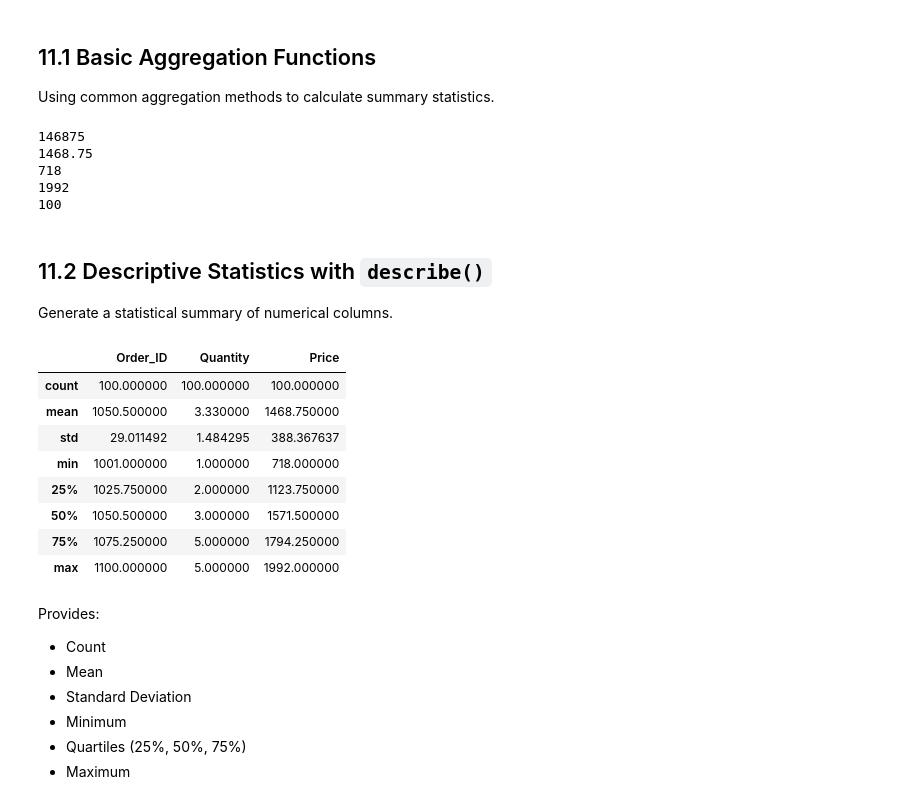
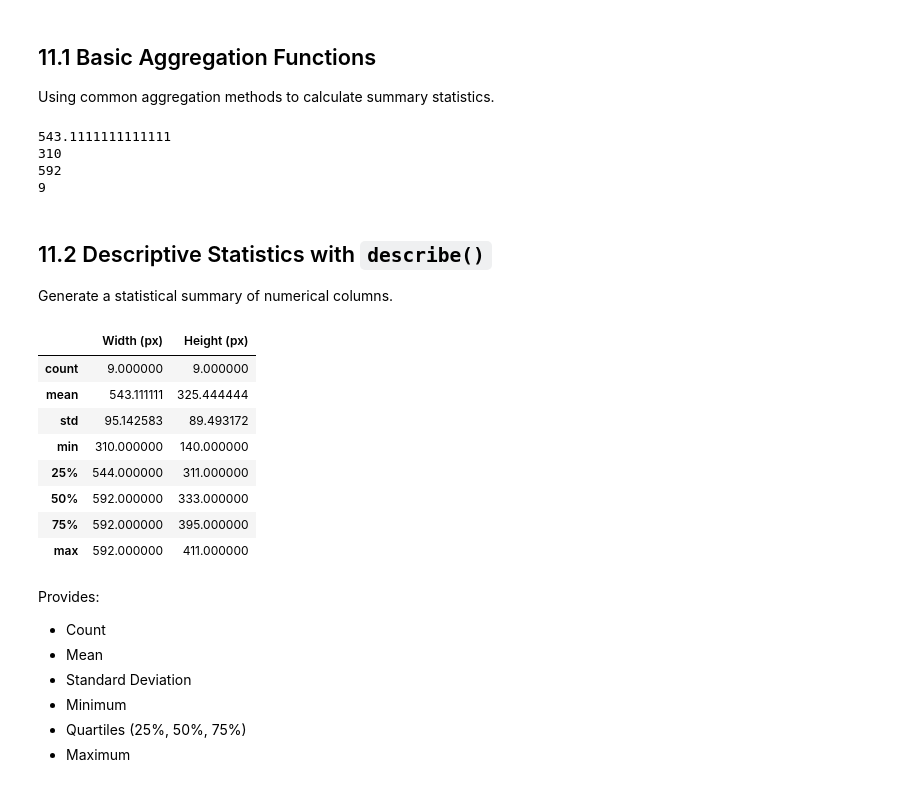
Before and after one commit to ahmedfakhar747/pandas-for-data-science, a Jupyter notebook: pandas_basics_from_zero_to_hero.ipynb, the cells around one changed output. Saved outputs shown, nothing was run; the diff lists cells and outputs as text; code cells hidden in the pictures.

Commit message:
Kaggle Notebook | 🐼 Pandas 01 — Series, DataFrames & CSV | Version 18

```diff
--- a/pandas_basics_from_zero_to_hero.ipynb
+++ b/pandas_basics_from_zero_to_hero.ipynb
@@ -745,3 +747,6 @@ iPhoneData.tail(15)
 # 📈 Level 11: Data Analysis — Aggregation & Statistics
 
 In this level, we dive into data analysis using Pandas aggregation and statistical functions. Through summaries, calculations, and descriptive statistics, we uncover meaningful patterns and insights hidden within the data, transforming raw information into valuable knowledge.
+# %%
+image_stats = pd.read_csv("/kaggle/input/datasets/ahmedfakhar123/image-processing-samples/image_analysis_summary.csv")
+image_stats
@@ -748,33 +764,31 @@ In this level, we dive into data analysis using Pandas aggregation and statistic
 # %% [markdown]
 ## 11.1 Basic Aggregation Functions
 Using common aggregation methods to calculate summary statistics.
-# %%
-print(iPhoneData["Price"].sum())
-print(iPhoneData["Price"].mean())
-print(iPhoneData["Price"].min())
-print(iPhoneData["Price"].max())
-print(iPhoneData["Price"].count())
-# %% [output]
-146875
-1468.75
-718
-1992
-100
+# %%
+print(image_stats["Width (px)"].mean())
+print(image_stats["Width (px)"].min())
+print(image_stats["Width (px)"].max())
+print(image_stats["Width (px)"].count())
+# %% [output]
+543.1111111111111
+310
+592
+9
 # %% [markdown]
 ## 11.2 Descriptive Statistics with `describe()`
 Generate a statistical summary of numerical columns.
 # %%
-iPhoneData.describe()
+image_stats.describe()
 # %% [output]
-|  | Order_ID | Quantity | Price |
-| count | 100.000000 | 100.000000 | 100.000000 |
-| mean | 1050.500000 | 3.330000 | 1468.750000 |
-| std | 29.011492 | 1.484295 | 388.367637 |
-| min | 1001.000000 | 1.000000 | 718.000000 |
-| 25% | 1025.750000 | 2.000000 | 1123.750000 |
-| 50% | 1050.500000 | 3.000000 | 1571.500000 |
-| 75% | 1075.250000 | 5.000000 | 1794.250000 |
-| max | 1100.000000 | 5.000000 | 1992.000000 |
+|  | Width (px) | Height (px) |
+| count | 9.000000 | 9.000000 |
+| mean | 543.111111 | 325.444444 |
+| std | 95.142583 | 89.493172 |
+| min | 310.000000 | 140.000000 |
+| 25% | 544.000000 | 311.000000 |
+| 50% | 592.000000 | 333.000000 |
+| 75% | 592.000000 | 395.000000 |
+| max | 592.000000 | 411.000000 |
 # %% [markdown]
 Provides:
 - Count
```
Also changed, not shown: parts of 28 cells of this notebook.
